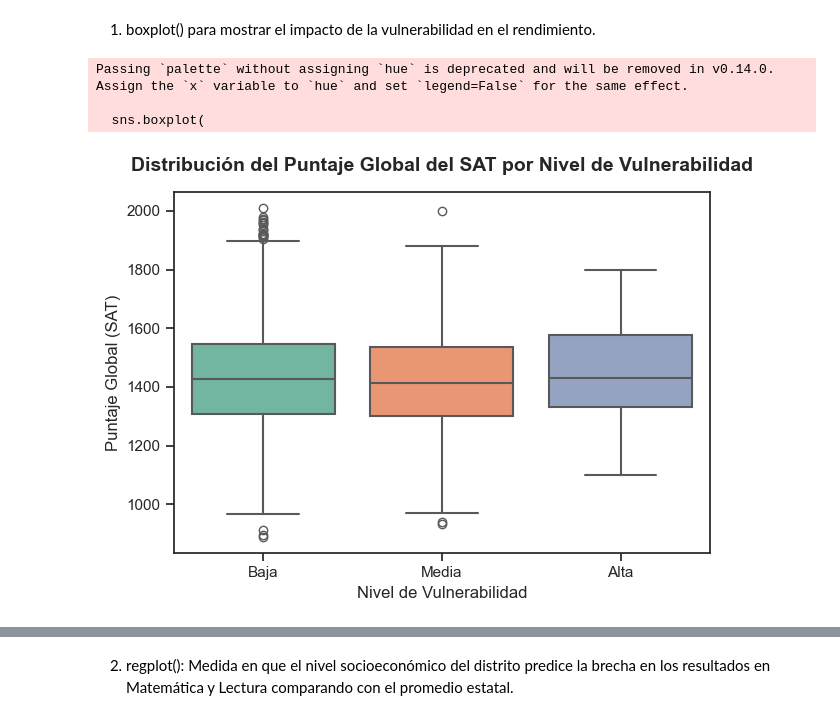
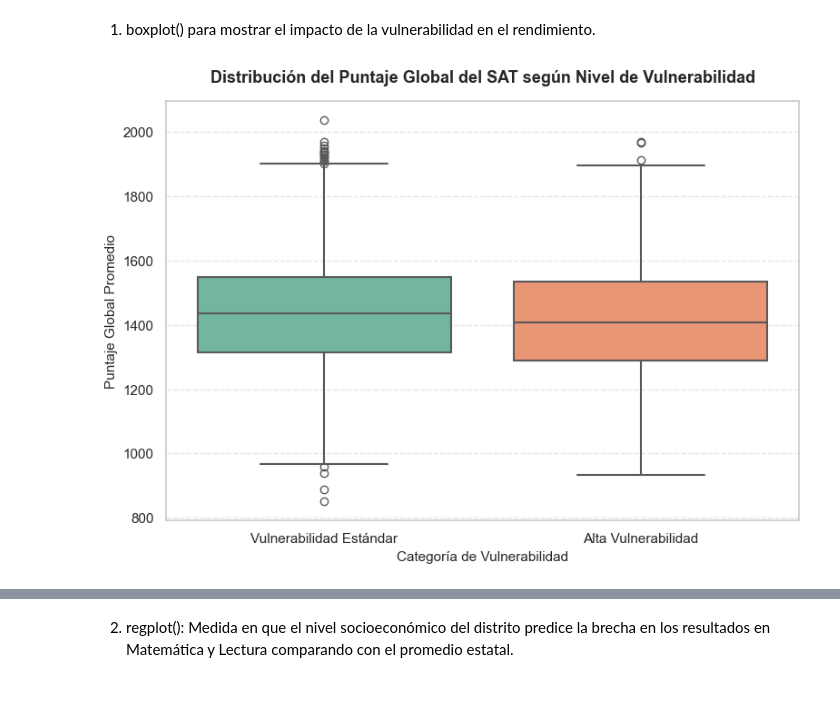
Before and after one commit to lucaGomezB/TPI-Analisis_de_Datos, a Jupyter notebook: TPI_Luca_Gomez_COM1.ipynb, the cells around one changed output, grey strips where cells are left out. Drawn from its saved outputs; the diff is of its cells as text; code cells hidden in the pictures; blank space fills up the shorter version.

```diff
--- a/TPI_Luca_Gomez_COM1.ipynb
+++ b/TPI_Luca_Gomez_COM1.ipynb
@@ -295,7 +295,26 @@ try:
     df_clean.loc[es_distrito, 'frpm_simulado'] = df_clean.loc[es_distrito, 'frpm_simulado'].fillna(0)
 
     # Calcular el verdadero promedio estatal e inyectarlo en la fila 'X' (Estado)
+    # Definir  las máscaras lógicas
     es_estado = df_clean['rtype'] == 'X'
+    es_distrito = df_clean['rtype'] == 'D'
+
+    # Rellenar vacíos de vulnerabilidad en distritos para no romper sus datos
+    df_clean.loc[es_distrito, 'frpm_simulado'] = df_clean.loc[es_distrito, 'frpm_simulado'].fillna(0)
+
+    # Calcular los promedios reales del estado basados en los datos de los distritos
+    promedio_vuln_estatal = df_clean.loc[es_distrito, 'frpm_simulado'].mean()
+    promedio_math_estatal = df_clean.loc[es_distrito, 'AvgScrMath'].mean()
+    promedio_read_estatal = df_clean.loc[es_distrito, 'AvgScrRead'].mean()
+
+    # Fuerza a la fila del Estado ('X') a tener los tres componentes limpios
+    df_clean.loc[es_estado, 'frpm_simulado'] = promedio_vuln_estatal
+    df_clean.loc[es_estado, 'AvgScrMath'] = promedio_math_estatal
+    df_clean.loc[es_estado, 'AvgScrRead'] = promedio_read_estatal
+
+    # 5. Exportamos el archivo actualizado
+    df_clean.to_csv('SAT_Report_CLEAN.csv', index=False)
+
     promedio_vuln_estatal = escuelas_df['frpm_simulado'].mean()
 
     # Inyección del promedio estatal en la columna de vulnerabilidad
@@ -423,52 +441,31 @@ Dataset MASTER guardado con 5145 registros y 25 columnas.
 # %% [markdown]
 1. boxplot() para mostrar el impacto de la vulnerabilidad en el rendimiento.
 # %%
-# Visualización con boxplot
-plt.figure()
-orden_vulnerabilidad = ['Baja', 'Media', 'Alta']
+# Verificación de que df_master tenga la última versión de los datos procesados en el ETL
+df_master = df_clean.copy()
+
+plt.figure(figsize=(9, 6))
+
 sns.boxplot(
     data=df_master,
-    x='Nivel_Vulnerabilidad',
+    x='Es_Alta_Vulnerabilidad',
     y='Puntaje_Global',
-    order=orden_vulnerabilidad,
+    hue='Es_Alta_Vulnerabilidad',
     palette='Set2',
+    legend=False,
     linewidth=1.5
 )
 
-plt.title('Distribución del Puntaje Global del SAT por Nivel de Vulnerabilidad', fontsize=14, fontweight='bold', pad=15)
-plt.xlabel('Nivel de Vulnerabilidad', fontsize=12)
-plt.ylabel('Puntaje Global (SAT)', fontsize=12)
-plt.tight_layout()
+# Renombre de las etiquetas del eje X para que el gráfico sea intuitivo para el tribunal
+# 0 equivale a Vulnerabilidad Estándar, 1 equivale a Alta Vulnerabilidad
+plt.xticks([0, 1], ['Vulnerabilidad Estándar', 'Alta Vulnerabilidad'])
+
+# Estética y presentación
+plt.title('Distribución del Puntaje Global del SAT según Nivel de Vulnerabilidad', fontsize=13, fontweight='bold', pad=15)
+plt.xlabel('Categoría de Vulnerabilidad', fontsize=11)
+plt.ylabel('Puntaje Global Promedio', fontsize=11)
+
+plt.grid(axis='y', linestyle='--', alpha=0.5)
 plt.show()
-
-'''
-Con el fin de exponer dinámicamente en Grafana, hemos optado por no mostrar .svgs de los gráficos por dicho medio, sin embargo, preservo la forma de generarlos.
-
-try:
-    #'r' antes de las comillas para guardar el gráfico sin complicaciones.
-    ruta_guardado = r'C:\Program Files\GrafanaLabs\grafana\public\img\graficos\boxplot_vulnerabilidad_rendimiento.svg'
-    plt.savefig(ruta_guardado, format='svg')
-except Exception :
-    #'r' antes de las comillas para guardar el gráfico sin complicaciones.
-    ruta_guardado = r'C:\notas\2026\Analisis de Datos\TPI - Intro al Analisis de Datos\repo\TPI-Analisis_de_Datos\graficos\boxplot_vulnerabilidad_rendimiento.svg'
-    plt.savefig(ruta_guardado, format='svg')
-'''
-
-# Análisis Dinámico Automático
-medianas = df_master.groupby('Nivel_Vulnerabilidad')['Puntaje_Global'].median()
-print("\n" + "="*50)
-print("ANÁLISIS: PUNTAJE vs VULNERABILIDAD")
-print("="*50)
-for nivel in orden_vulnerabilidad:
-    if nivel in medianas:
-        print(f"La mediana del puntaje para el nivel de vulnerabilidad '{nivel}' es: {medianas[nivel]:.1f}")
-
-brecha = medianas.max() - medianas.min()
-print("-" * 50)
-print(f"Brecha detectada: Existe una diferencia de {brecha:.1f} puntos en las medianas entre el nivel más alto y el más bajo.")
-print("Conclusión: El gráfico de cajas confirma visualmente la disparidad en el rendimiento según el contexto socioeconómico / vulnerabilidad del centro educativo.")
 # %% [output]
-Passing `palette` without assigning `hue` is deprecated and will be removed in v0.14.0. Assign the `x` variable to `hue` and set `legend=False` for the same effect.
-
-  sns.boxplot(
-[figure, old version]
+[figure, new version]
```
Also changed, not shown: parts of 11 cells of this notebook, 8 other files.
